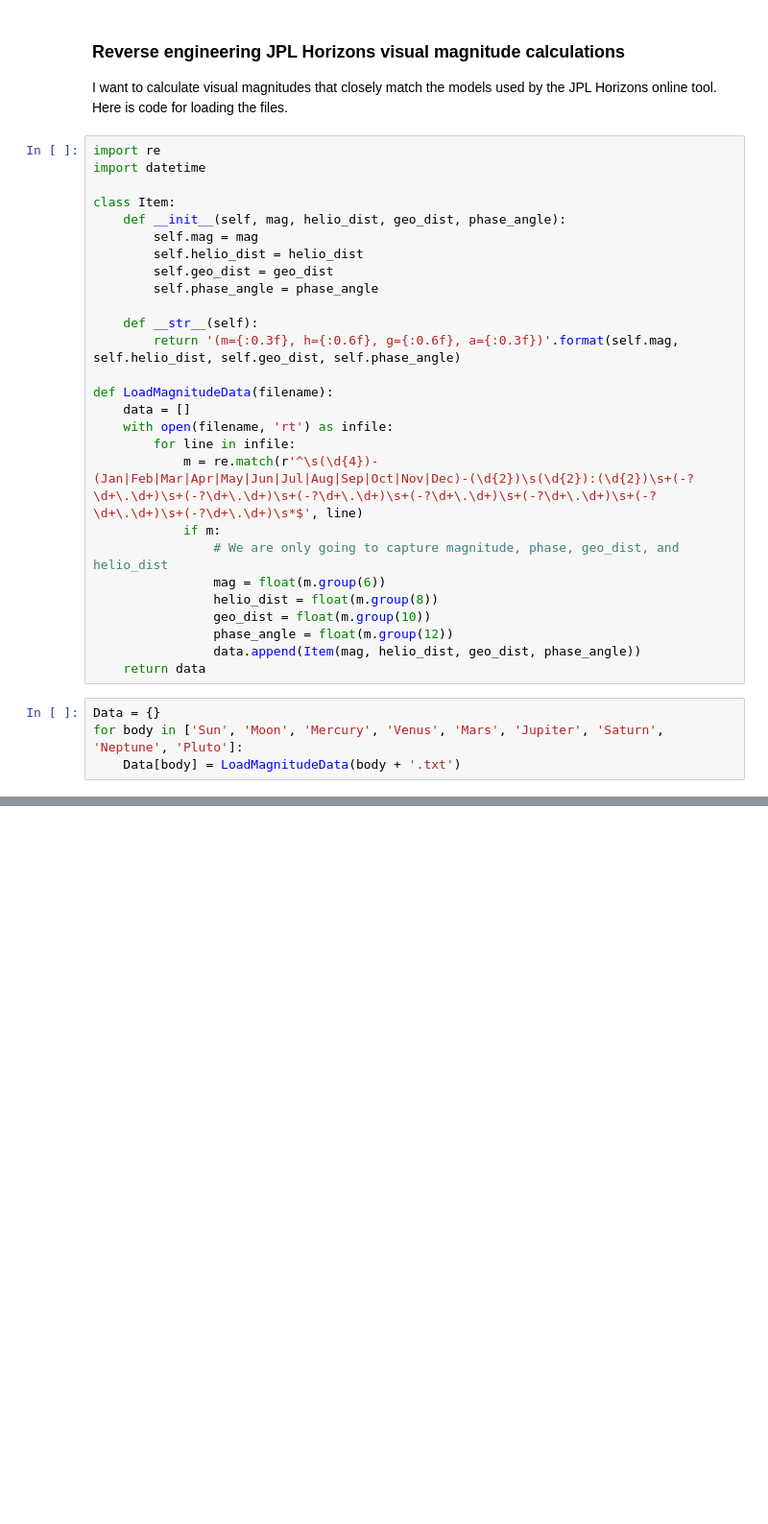
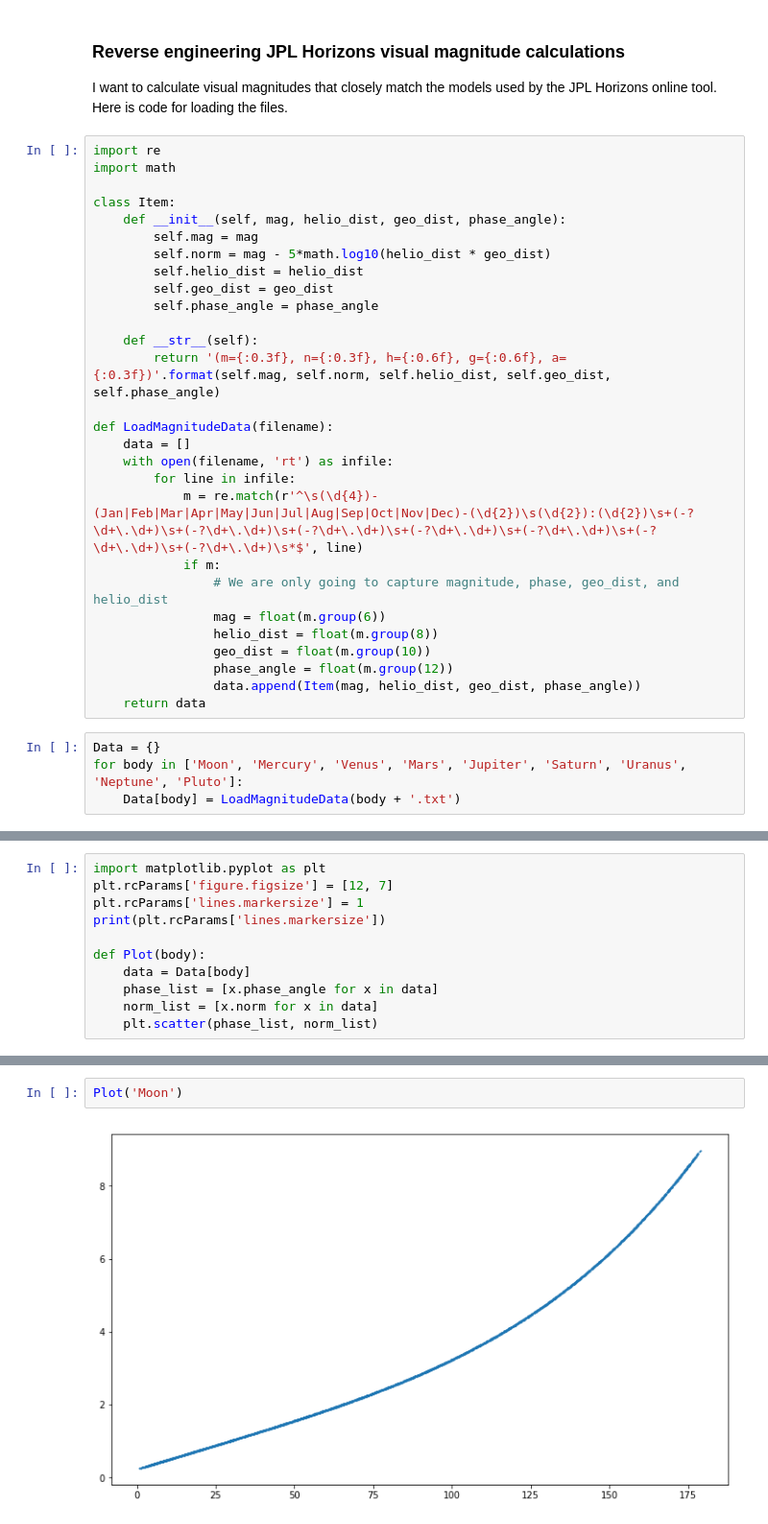
Before and after one commit to cosinekitty/astronomy, a Jupyter notebook: generate/magnitude/jpl_horizons_magnitude.ipynb, the cells around one changed output, grey strips where cells are left out. Shown at 96% size. Cells and saved outputs as stored; diff of their text form; blank space fills up the shorter version.

Commit message:
Graphing all phase/mag in Jupyter notebook.

```diff
--- a/generate/magnitude/jpl_horizons_magnitude.ipynb
+++ b/generate/magnitude/jpl_horizons_magnitude.ipynb
@@ -4,17 +4,18 @@
 I want to calculate visual magnitudes that closely match the models used by the JPL Horizons online tool. Here is code for loading the files.
 # %%
 import re
-import datetime
+import math
 
 class Item:
     def __init__(self, mag, helio_dist, geo_dist, phase_angle):
         self.mag = mag
+        self.norm = mag - 5*math.log10(helio_dist * geo_dist)
         self.helio_dist = helio_dist
         self.geo_dist = geo_dist
         self.phase_angle = phase_angle
 
     def __str__(self):
-        return '(m={:0.3f}, h={:0.6f}, g={:0.6f}, a={:0.3f})'.format(self.mag, self.helio_dist, self.geo_dist, self.phase_angle)
+        return '(m={:0.3f}, n={:0.3f}, h={:0.6f}, g={:0.6f}, a={:0.3f})'.format(self.mag, self.norm, self.helio_dist, self.geo_dist, self.phase_angle)
 
 def LoadMagnitudeData(filename):
     data = []
@@ -31,5 +32,5 @@ def LoadMagnitudeData(filename):
     return data
 # %%
 Data = {}
-for body in ['Sun', 'Moon', 'Mercury', 'Venus', 'Mars', 'Jupiter', 'Saturn', 'Neptune', 'Pluto']:
+for body in ['Moon', 'Mercury', 'Venus', 'Mars', 'Jupiter', 'Saturn', 'Uranus', 'Neptune', 'Pluto']:
     Data[body] = LoadMagnitudeData(body + '.txt')
@@ -39,0 +48,11 @@ str(Data['Venus'][0])
+# %%
+import matplotlib.pyplot as plt
+plt.rcParams['figure.figsize'] = [12, 7]
+plt.rcParams['lines.markersize'] = 1
+print(plt.rcParams['lines.markersize'])
+
+def Plot(body):
+    data = Data[body]
+    phase_list = [x.phase_angle for x in data]
+    norm_list = [x.norm for x in data]
+    plt.scatter(phase_list, norm_list)
@@ -39,0 +61,4 @@ str(Data['Venus'][0])
+# %%
+Plot('Moon')
+# %% [output]
+[figure, added]
```
Also changed, not shown: parts of 12 cells of this notebook.
